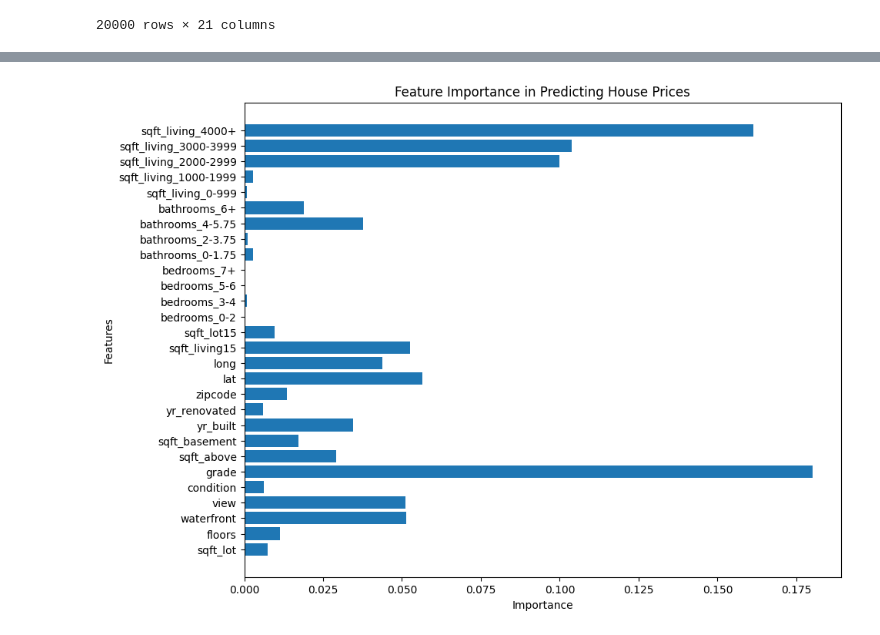
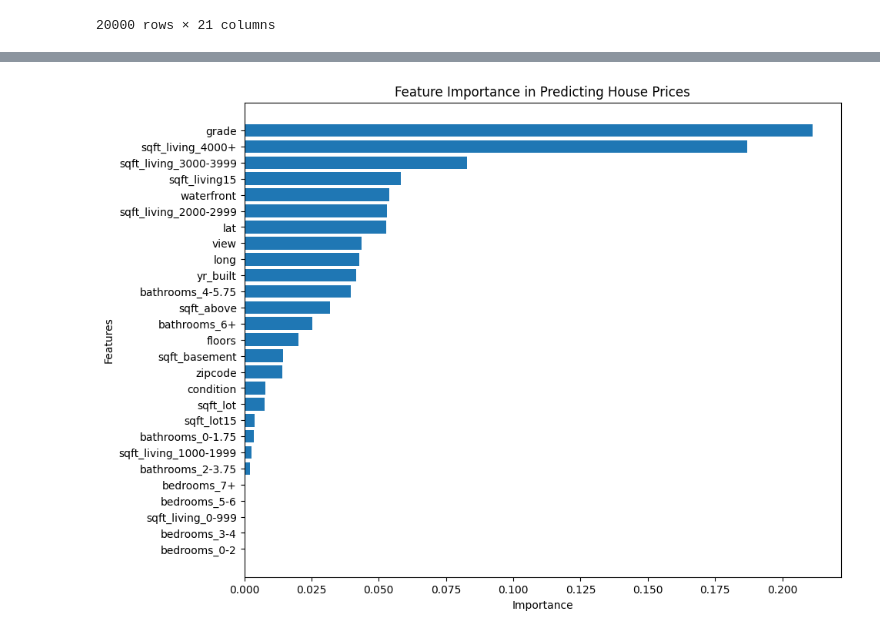
Before and after one commit to MosesIbe23/CSE450_Machine_Learning, a Jupyter notebook: notebooks/starter_housing.ipynb, the cells around one changed output, grey strips where cells are left out. Drawn from its saved outputs; the diff is of its cells as text; code cells hidden in the pictures.

```diff
--- a/notebooks/starter_housing.ipynb
+++ b/notebooks/starter_housing.ipynb
@@ -53,7 +55,7 @@ housing
 # %%
 
 # Drop unnecessary columns: 'id' and 'date'
-cleanhousing = housing.drop(columns=['id', 'date', ''])
+cleanhousing = housing.drop(columns=['id', 'date', 'yr_renovated'])
 
 # Split features and target
 X = cleanhousing.drop(columns=['price'])
@@ -91,14 +104,21 @@ R²: 0.87
 # %%
 # Get feature importance from the trained XGBoost model
 feature_importance = xgb_model.feature_importances_
 
 # Create a bar chart to visualize feature importance
 features = X.columns  # Get the column names
+importance_df = pd.DataFrame({
+    'Feature': features,
+    'Importance': feature_importance
+})
+importance_df = importance_df.sort_values(by='Importance', ascending=False)
+
 plt.figure(figsize=(10, 8))
-plt.barh(features, feature_importance)
+plt.barh(importance_df['Feature'], importance_df['Importance'])
 plt.xlabel('Importance')
 plt.ylabel('Features')
 plt.title('Feature Importance in Predicting House Prices')
+plt.gca().invert_yaxis()  # Invert the y-axis to have the most important features at the top
 plt.show()
 # %% [output]
-[figure, old version]
+[figure, new version]
```
Also changed, not shown: parts of 4 cells of this notebook.
